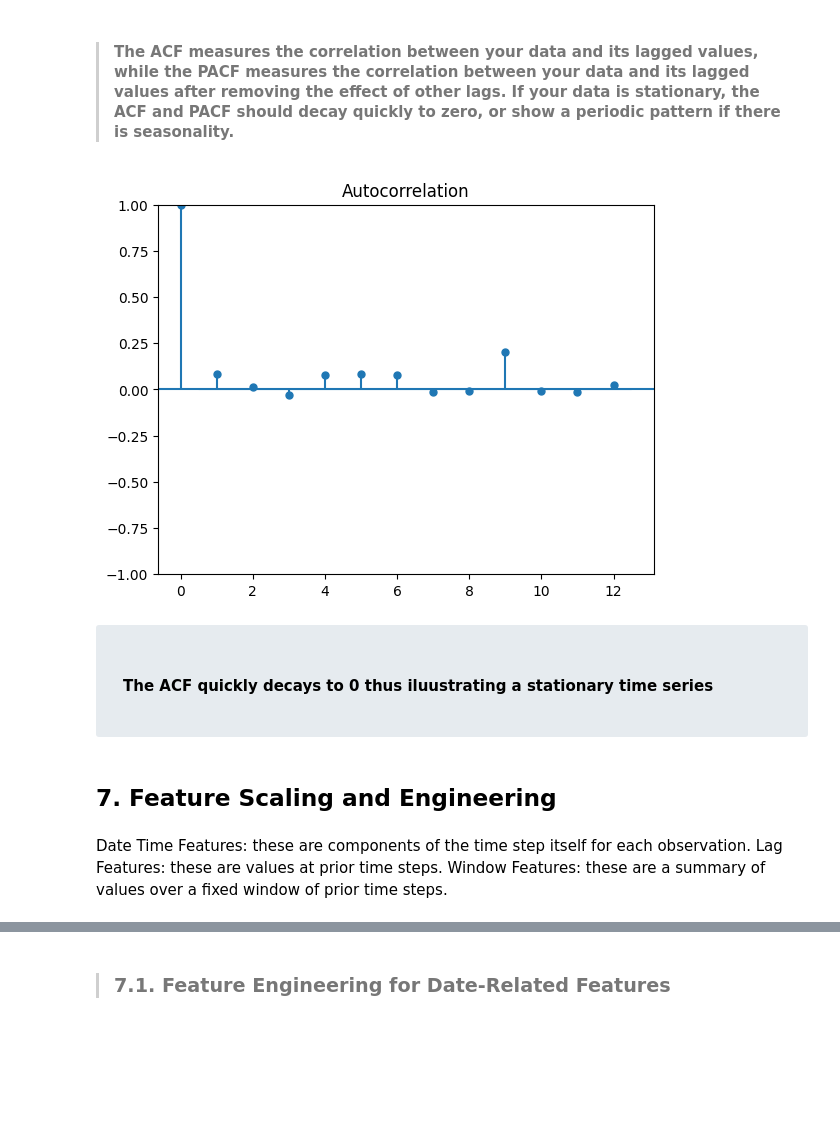
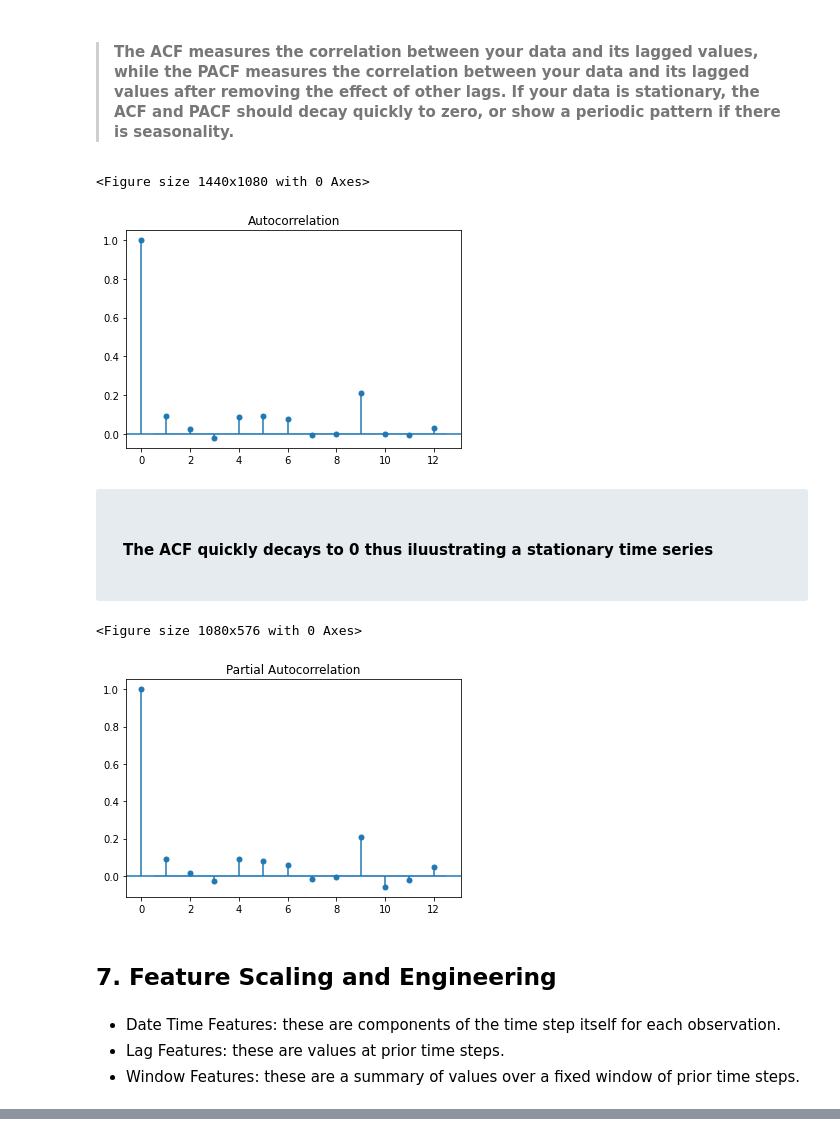
Before and after one commit to aaronayitey/LP3-Time-Series-Analysis, a Jupyter notebook: code.ipynb, the cells around one changed output, grey strips where cells are left out. Saved outputs shown, nothing was run; the diff lists cells and outputs as text; code cells hidden in the pictures; blank space fills up the shorter version.

```diff
--- a/code.ipynb
+++ b/code.ipynb
@@ -1397,10 +1394,12 @@ The time series is likely stationary.
 # %% [markdown]
 > #### The ACF measures the correlation between your data and its lagged values, while the PACF measures the correlation between your data and its lagged values after removing the effect of other lags. If your data is stationary, the ACF and PACF should decay quickly to zero, or show a periodic pattern if there is seasonality.
 # %%
+plt.figure(figsize=(20,15))
 plot_acf(salesdata['sales'], lags= 12, alpha=0.05)
 plt.show()
 # %% [output]
+<Figure size 1440x1080 with 0 Axes>
-[figure, old version]
+[figure, new version]
 # %% [markdown]
 <div class="alert alert-block alert-danger" style="background-color: #e6ebef;">
     <h4 style="padding: 15px; color: black;">
@@ -1408,11 +1407,15 @@ plt.show()
     </h4>
 </div>
 # %%
+plt.figure(figsize=(15,8))
 pacf = plot_pacf(salesdata['sales'],lags= 12, alpha=0.05)
+# %% [output]
+<Figure size 1080x576 with 0 Axes>
+[figure, added]
 # %% [markdown]
 ## **7. Feature Scaling and Engineering**
 # %% [markdown]
-Date Time Features: these are components of the time step itself for each observation.
-Lag Features: these are values at prior time steps.
-Window Features: these are a summary of values over a fixed window of prior time steps.
+* Date Time Features: these are components of the time step itself for each observation.<br>
+* Lag Features: these are values at prior time steps.<br>
+* Window Features: these are a summary of values over a fixed window of prior time steps.<br>
 # %%
@@ -1444,5 +1447,3 @@ salesdata
 | 322045 | 2445397 | 2016-10-07 | 22 | 700 | SCHOOL AND OFFICE SUPPLIES | 0.00000 | 0 | Puyo | Pastaza | ... |
 | 322046 | 2445398 | 2016-10-07 | 22 | 700 | SEAFOOD | 4.00000 | 0 | Puyo | Pastaza | ... |
 322047 rows × 21 columns
-# %% [markdown]
-> ### **7.1. Feature Engineering for Date-Related Features**
```
Also changed, not shown: parts of 21 cells of this notebook.
